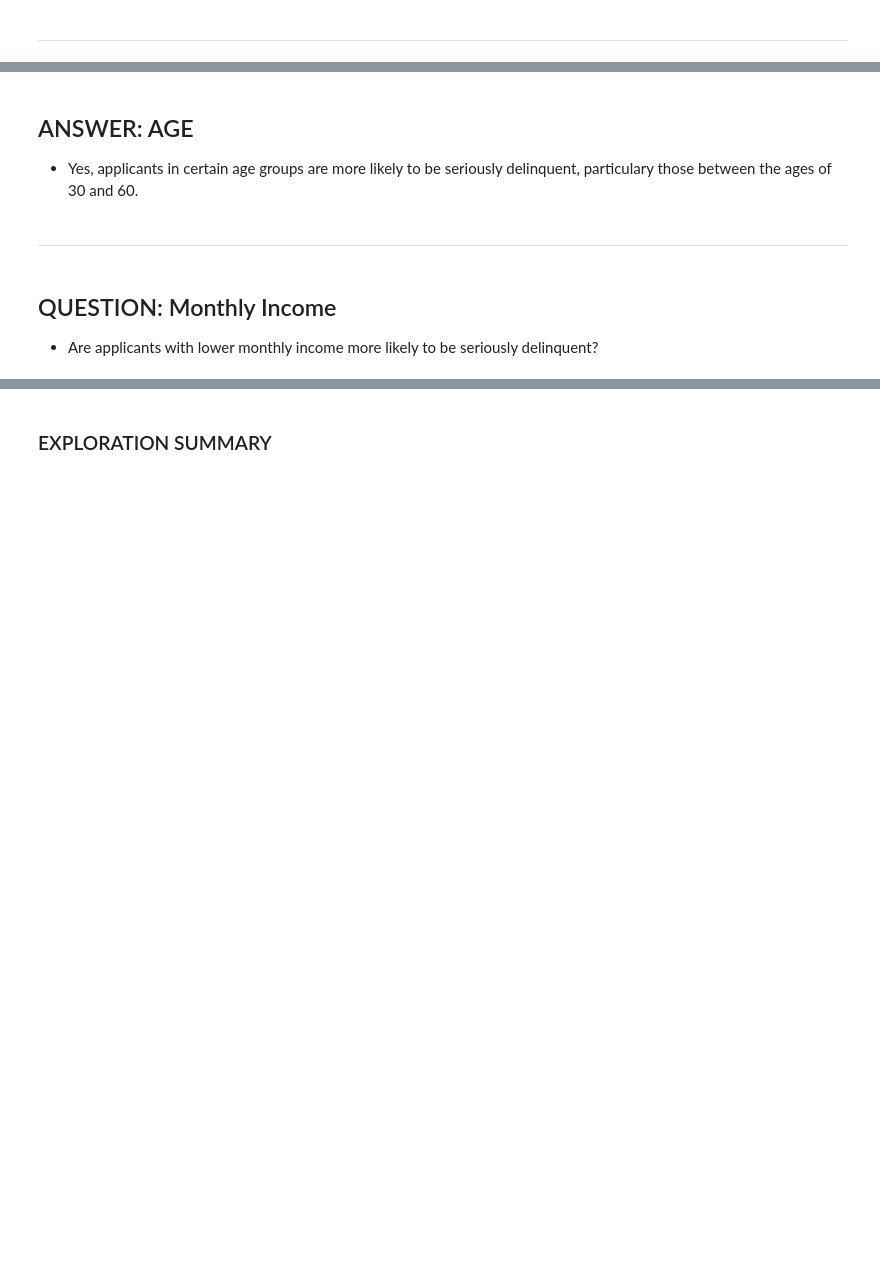
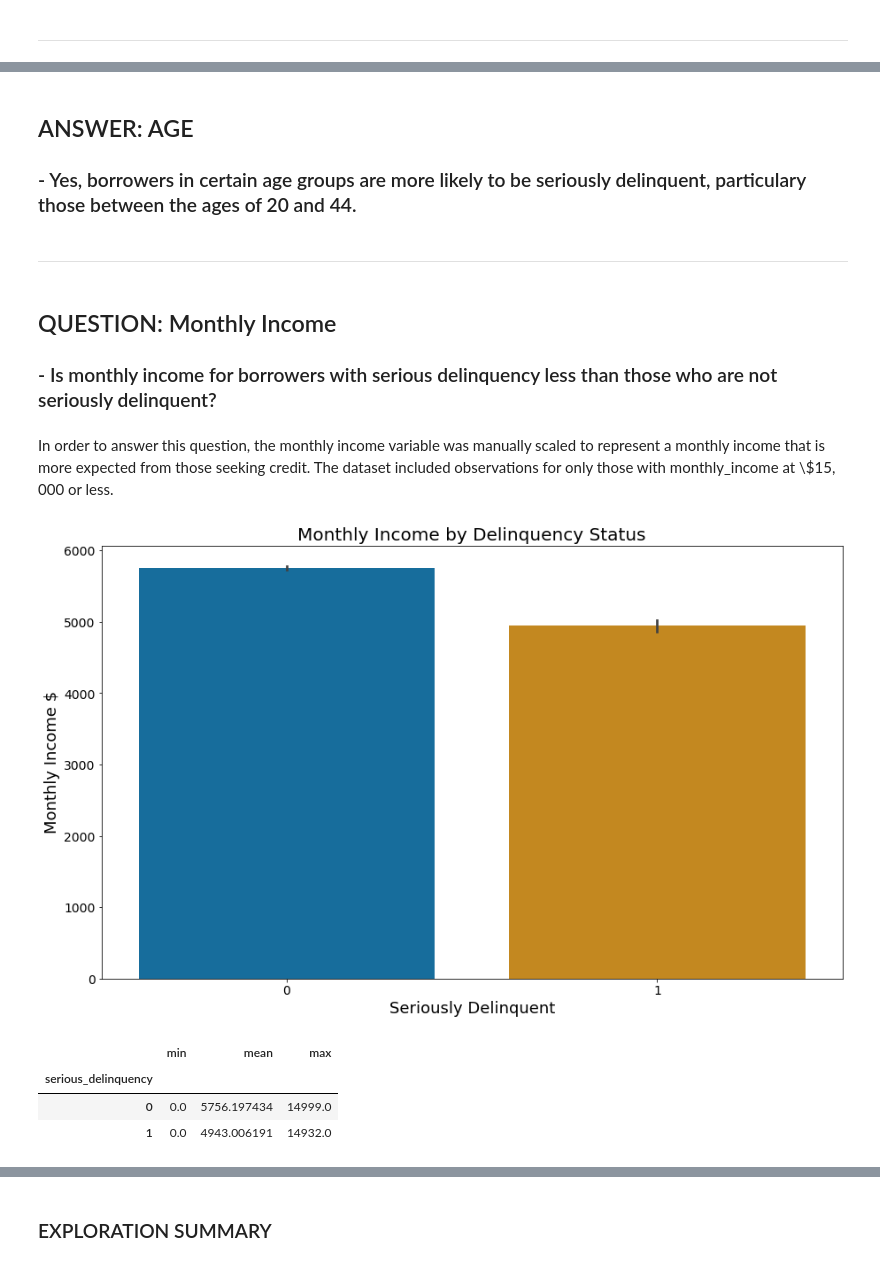
Before and after one commit to rachelrobbinsmayhill/Personal-Project, a Jupyter notebook: final_report.ipynb, the cells around one changed output, grey strips where cells are left out. Saved outputs shown, nothing was run; the diff lists cells and outputs as text; code cells hidden in the pictures; blank space fills up the shorter version.

```diff
--- a/final_report.ipynb
+++ b/final_report.ipynb
@@ -236,12 +220,24 @@ else:
 # %% [markdown]
 ## ANSWER: AGE
-- Yes, applicants in certain age groups are more likely to be seriously delinquent, particulary those between the ages of 30 and 60.
+### - Yes, borrowers in certain age groups are more likely to be seriously delinquent, particulary those between the ages of 20 and 44.
 # %% [markdown]
 ---
 # %% [markdown]
 ## QUESTION: Monthly Income
-- Are applicants with lower monthly income more likely to be seriously delinquent?
+### - Is monthly income for borrowers with serious delinquency less than those who are not seriously delinquent?
+# %% [markdown]
+In order to answer this question, the monthly income variable was manually scaled to represent a monthly income that is more expected from those seeking credit. The dataset included observations for only those with monthly_income at \\$15, 000 or less.
 # %%
 # Create visualization with designated size, title, x label, y label, and font size, as well as font-size and labels for x and y ticks.
 plt.figure(figsize=(15,9))
-sns.swarmplot(x= 'serious_delinquency', y='monthly_income', data= train)
+labels = ['No Serious Delinquency', 'Serious Delinquency']
+sns.barplot(data = train, y = 'monthly_income', x = 'serious_delinquency', palette='colorblind')
+#sns.boxplot(x='serious_delinquency',y='monthly_income',data=train, palette='colorblind')
+plt.title("Monthly Income by Delinquency Status", fontsize=20)
+plt.xlabel('Seriously Delinquent', fontsize=18)
+plt.xticks(fontsize=14)
+plt.ylabel('Monthly Income $', fontsize=18)
+plt.yticks(fontsize=14)
+plt.show()
+# %% [output]
+[figure, added]
@@ -256,0 +244,8 @@ plt.show()
+# %%
+# Obtain average monthly income for those who are seriously delinquent and those who are not.
+train.groupby(['serious_delinquency']).monthly_income.agg(['min', 'mean', 'max'])
+# %% [output]
+|  | min | mean | max |
+| serious_delinquency |  |  |  |
+| 0 | 0.0 | 5756.197434 | 14999.0 |
+| 1 | 0.0 | 4943.006191 | 14932.0 |
```
Also changed, not shown: parts of 82 cells of this notebook.
